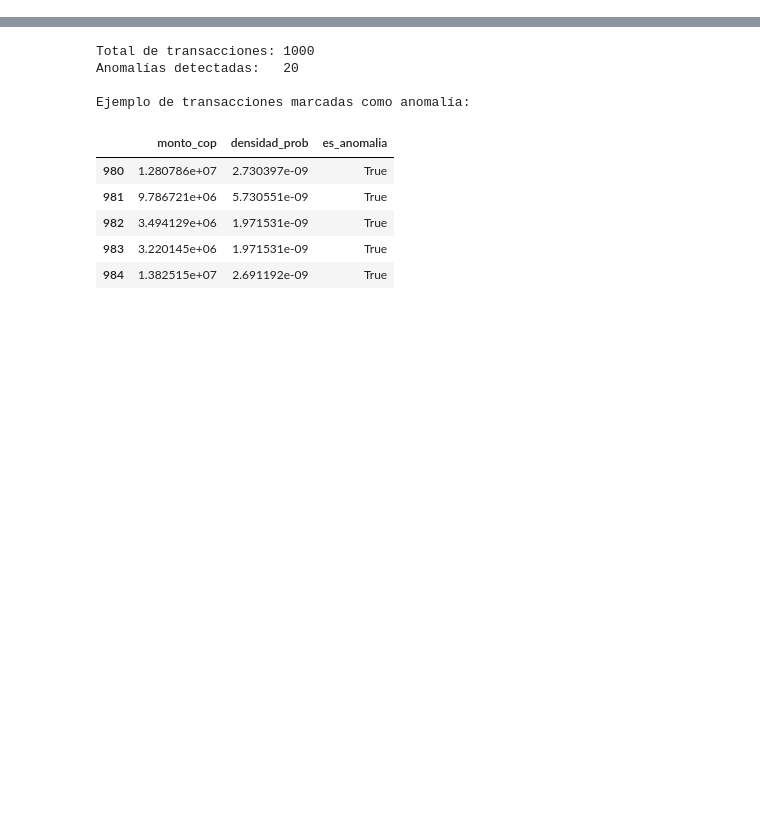
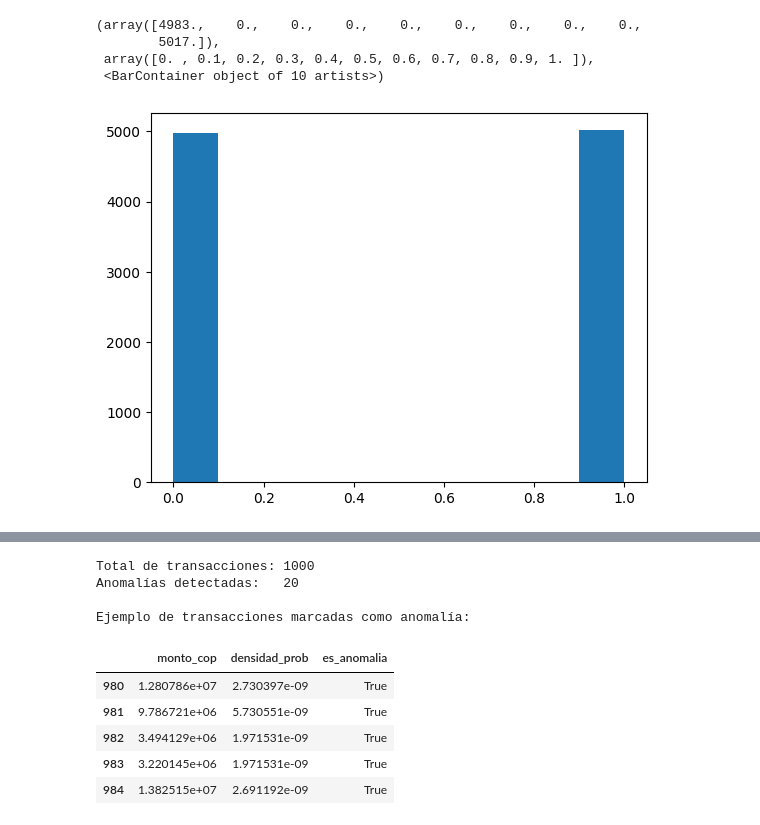
Before and after one commit to asegura4488/EDCO_IntroCienciaDatos, a Jupyter notebook: Semana3/ProbabilidadKDE.ipynb, the cells around one changed output, grey strips where cells are left out. Saved outputs shown, nothing was run; the diff lists cells and outputs as text; code cells hidden in the pictures; blank space fills up the shorter version.

```diff
--- a/Semana3/ProbabilidadKDE.ipynb
+++ b/Semana3/ProbabilidadKDE.ipynb
@@ -8,0 +16,8 @@ from scipy.integrate import quad
+# %%
+plt.hist(x)
+# %% [output]
+(array([4983.,    0.,    0.,    0.,    0.,    0.,    0.,    0.,    0.,
+        5017.]),
+ array([0. , 0.1, 0.2, 0.3, 0.4, 0.5, 0.6, 0.7, 0.8, 0.9, 1. ]),
+ <BarContainer object of 10 artists>)
+[figure, added]
```
Also changed, not shown: parts of 7 cells of this notebook.
